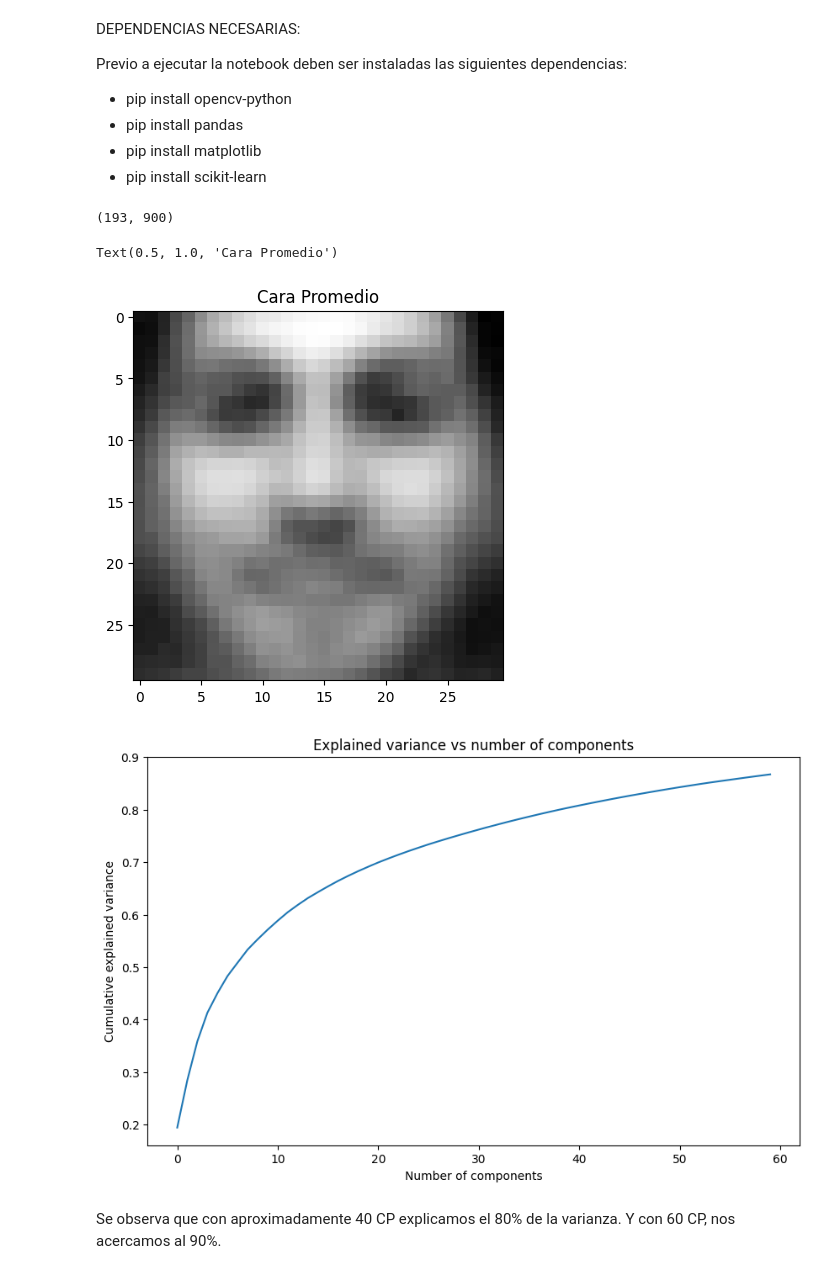
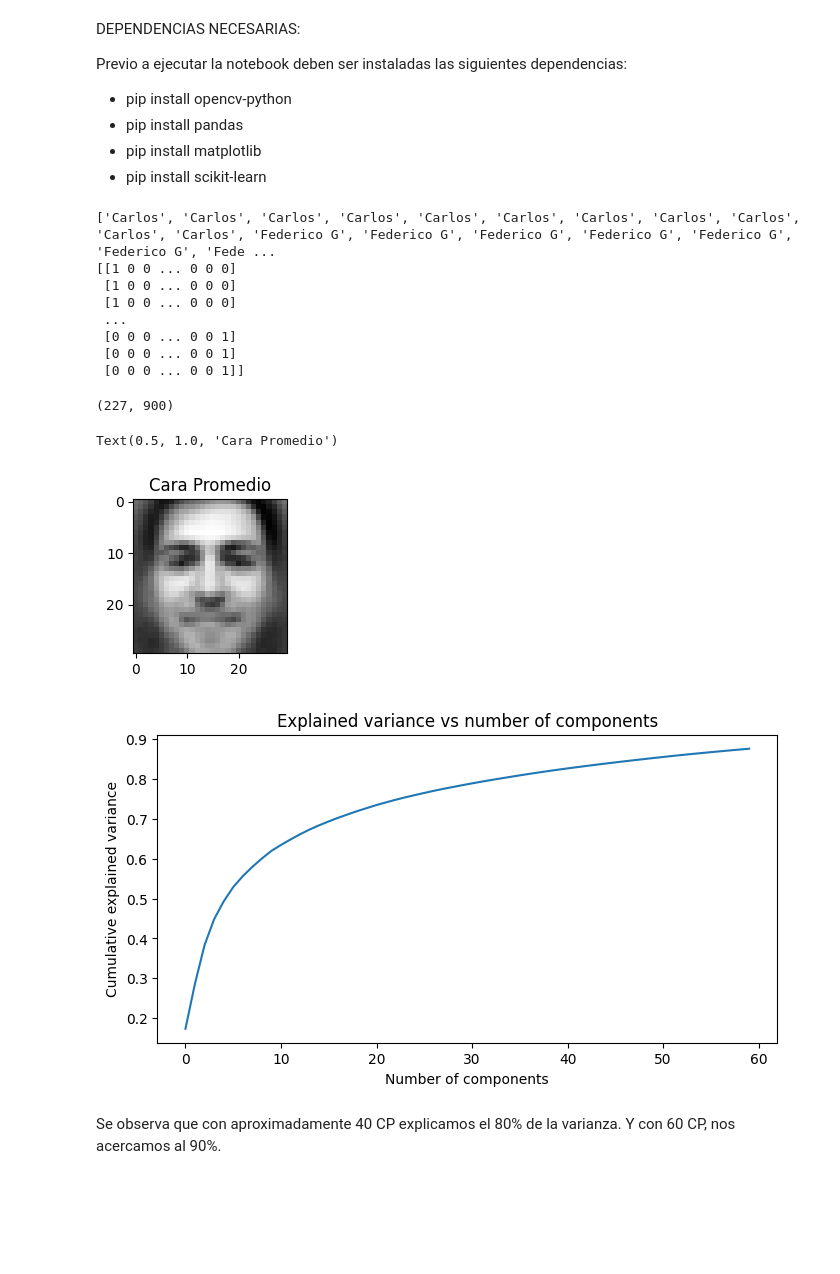
Before and after one commit to fechhh/NuestrasCaras, a Jupyter notebook: Main.ipynb, the cells around one changed output. Cells and saved outputs as stored; diff of their text form; code cells hidden in the pictures; blank space fills up the shorter version.

```diff
--- a/Main.ipynb
+++ b/Main.ipynb
@@ -52,12 +53,30 @@ data_fotos = intensidad_pixels(folder_path_output)
 file_names = data_fotos.iloc[:, 0]
 
 # Tomo los nombres de cada persona
-people_names = [name.split("_")[0] for name in file_names]
+people_names = [name.split("-")[0] for name in file_names]
 # Transformo los nombres a números (0-1) usando label binarizer
 nombres = LabelBinarizer().fit_transform(people_names)
+print(people_names)
+print(nombres)
 
 # Get the greyscale values
-greyscale_values = data_fotos.iloc[:, 1:].values
+greyscale_values = data_fotos.iloc[:, 1:].values/255.0
+
+#********************************************************************************************************************
+# Separamos los data sets en training y test
+#********************************************************************************************************************
+X_train, X_test, y_train, y_test = train_test_split(greyscale_values, nombres, test_size=0.2, random_state=42)
+
+#********************************************************************************************************************
+# %% [output]
+['Carlos', 'Carlos', 'Carlos', 'Carlos', 'Carlos', 'Carlos', 'Carlos', 'Carlos', 'Carlos', 'Carlos', 'Carlos', 'Federico G', 'Federico G', 'Federico G', 'Federico G', 'Federico G', 'Federico G', 'Fede ...
+[[1 0 0 ... 0 0 0]
+ [1 0 0 ... 0 0 0]
+ [1 0 0 ... 0 0 0]
+ ...
+ [0 0 0 ... 0 0 1]
+ [0 0 0 ... 0 0 1]
+ [0 0 0 ... 0 0 1]]
 # %%
 # Dimensiones del array
 people_names = np.array(people_names)
@@ -66,16 +85,17 @@ people_names.shape
 greyscale_values = np.array(greyscale_values)
 greyscale_values.shape
 # %% [output]
-(193, 900)
+(227, 900)
 # %%
 # obtiene y mustra la cara promedio
 cara_promedio = np.mean(greyscale_values, axis=0)
 cara_promedio.shape
+plt.figure(figsize=(3, 2))
 plt.imshow(cara_promedio.reshape(30,30),cmap="gray")
 plt.title('Cara Promedio')
 # %% [output]
 Text(0.5, 1.0, 'Cara Promedio')
-[figure, old version]
+[figure, new version]
 # %%
 #********************************************************************************************************************
 #                    PCA
@@ -90,14 +110,14 @@ eigenfaces = pca.components_
 varianza_explicada = pca.explained_variance_ratio_
 
 # plot explained variance (grafico continuo)
-plt.figure(figsize=(10, 6))
+plt.figure(figsize=(8, 4))
 plt.plot(np.cumsum(varianza_explicada))
 plt.xlabel('Number of components')
 plt.ylabel('Cumulative explained variance')
 plt.title('Explained variance vs number of components')
 plt.show()
 # %% [output]
-[figure, old version]
+[figure, new version]
 # %% [markdown]
 Se observa que con aproximadamente 40 CP explicamos el 80% de la varianza. Y con 60 CP, nos acercamos al 90%.
 # %%
```
Also changed, not shown: parts of 6 cells of this notebook, 1 other file.
